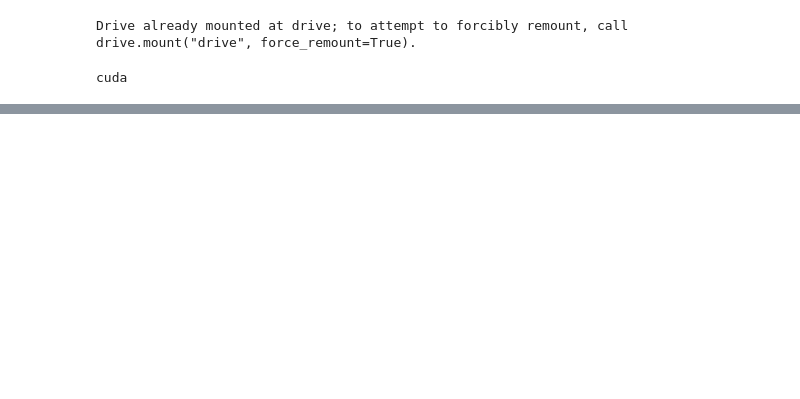
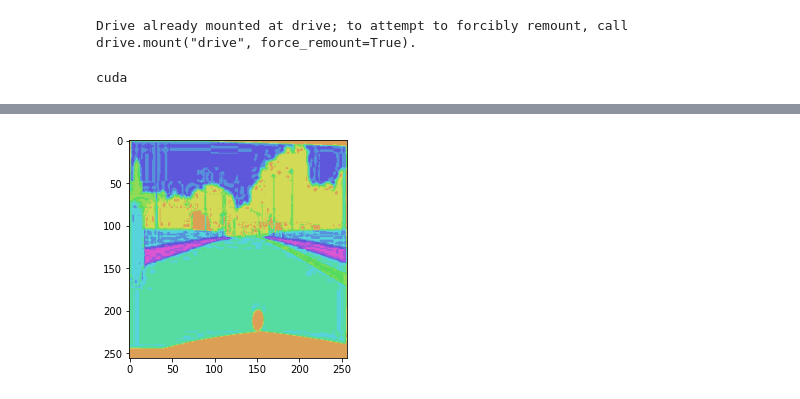
Before and after one commit to Saadkhalid913/ML-Practice, a Jupyter notebook: U_Net.ipynb, the cells around one changed output, grey strips where cells are left out. Drawn from its saved outputs; the diff is of its cells as text; code cells hidden in the pictures; blank space fills up the shorter version.

```diff
--- a/U_Net.ipynb
+++ b/U_Net.ipynb
@@ -49,10 +54,8 @@ class UNETDataset(Dataset):
       image_data = Image.open(f"{self.train_dir}/{image_name}")
 
       tensor_transform = transforms.ToTensor()
-      resize_transform = transforms.Resize((128,256))
 
       image_data = tensor_transform(image_data)
-      # image_data = resize_transform(image_data)
 
       img = image_data[: , : ,  : 256 ]
       mask = image_data[: , : , 256 : ]
@@ -71,0 +88,45 @@ train_loader = dataloader.DataLoader(train_set, batch_size = batch_size, shuffle
+# %%
+colors = sns.color_palette("hls", 12)
+def ColorSegmentedImage(img, n_classes = 12):
+  mask = np.zeros((3, 256,256), dtype = float)
+
+  for i in range(n_classes):
+    indices = (img[i] == 1)
+    mask[0][indices] = colors[i][0]
+    mask[1][indices] = colors[i][1]
+    mask[2][indices] = colors[i][2]
+  return mask
+
+
+
+for (x,y) in train_loader:
+
+  # print(x.shape)
+  # print(y.shape)
+  img = x[10]
+  mask = y[10]
+
+  binned = bin_image(mask)
+  segmented = getSegmentationArr(binned, 12)
+  coloured = ColorSegmentedImage(segmented, 12)
+  plt.imshow(coloured.transpose(1,2,0))
+  # print(np.unique(colors).shape)
+  # print(np.unique(coloured).shape)
+
+
+
+  # mask = mask.permute(1,2,0)
+  # plt.imshow(mask)
+
+  # print(torch.unique(mask.reshape(-1, mask.shape[2]), dim=0).shape)
+  # print(mask.shape)
+
+
+  # (fig, ax) = plt.subplots(1,2)
+  # ax[0].imshow(img.permute(1,2,0))
+  # ax[1].imshow(mask.permute(1,2,0))
+  # fig.set_size_inches((10,10))
+  # plt.show()
+  break
+# %% [output]
+[figure, added]
```
Also changed, not shown: parts of 8 cells of this notebook.
